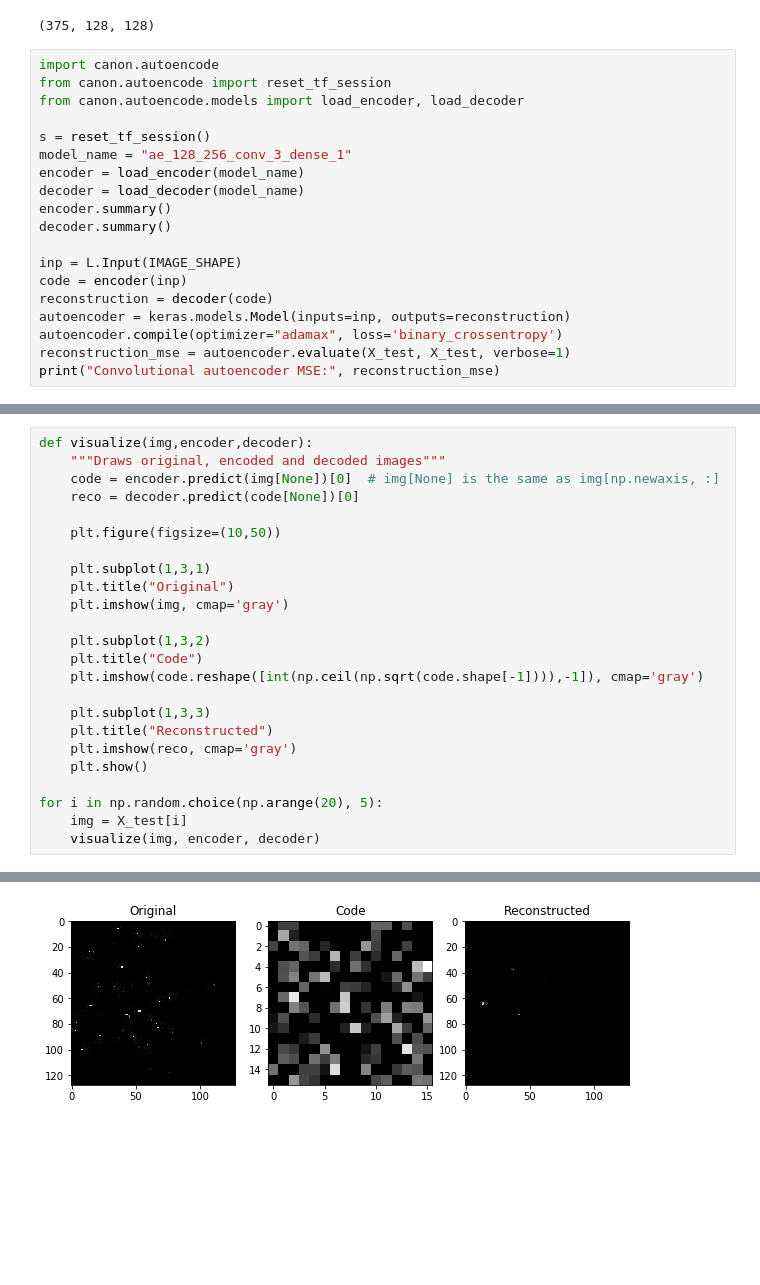
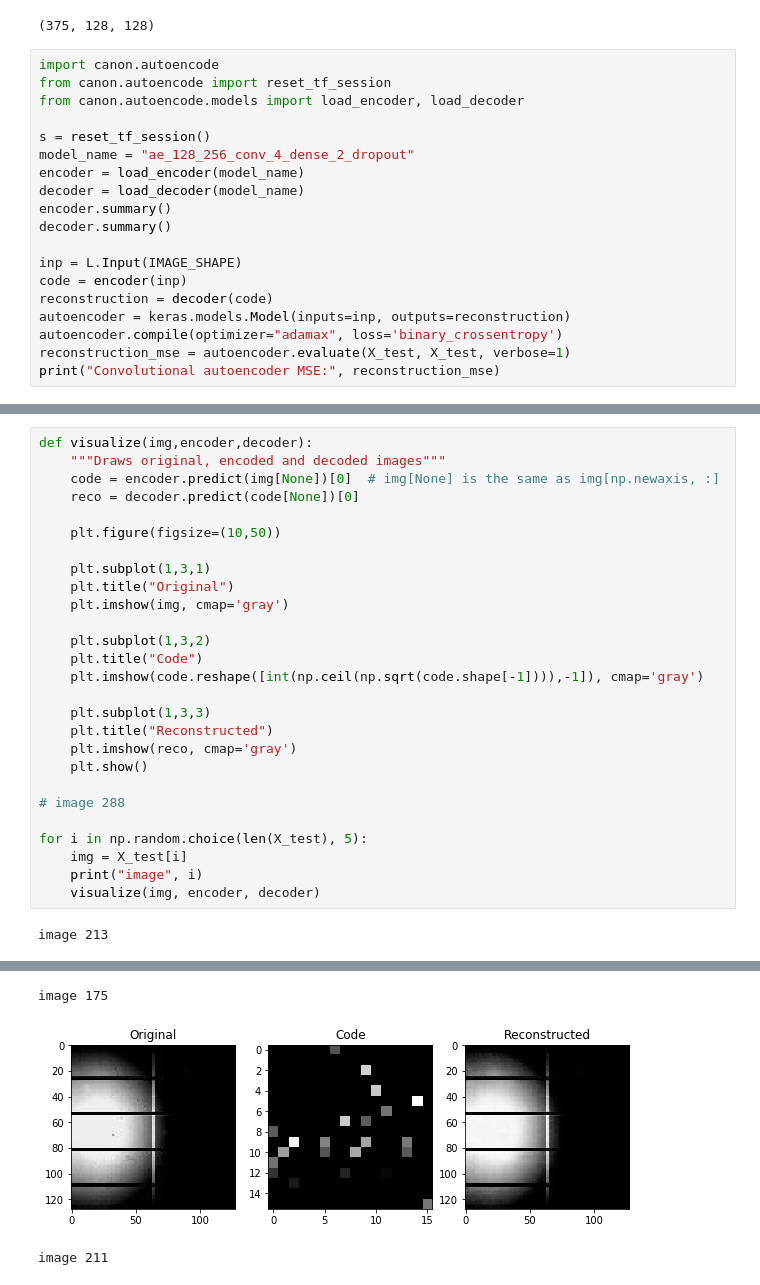
Before and after one commit to xmechanics/canon, a Jupyter notebook: scripts/review_model.ipynb, the cells around one changed output, grey strips where cells are left out. Saved outputs shown, nothing was run; the diff lists cells and outputs as text; blank space fills up the shorter version.

```diff
--- a/scripts/review_model.ipynb
+++ b/scripts/review_model.ipynb
@@ -29,7 +29,7 @@ from canon.autoencode import reset_tf_session
 from canon.autoencode.models import load_encoder, load_decoder
 
 s = reset_tf_session()
-model_name = "ae_128_256_conv_3_dense_1"
+model_name = "ae_128_256_conv_4_dense_2_dropout"
 encoder = load_encoder(model_name)
 decoder = load_decoder(model_name)
 encoder.summary()
@@ -81,7 +81,11 @@ def visualize(img,encoder,decoder):
     plt.imshow(reco, cmap='gray')
     plt.show()
 
-for i in np.random.choice(np.arange(20), 5):
+# image 288
+
+for i in np.random.choice(len(X_test), 5):
     img = X_test[i]
+    print("image", i)
     visualize(img, encoder, decoder)
 # %% [output]
+image 213
@@ -89 +93,3 @@ for i in np.random.choice(np.arange(20), 5):
+image 175
-[figure, old version]
+[figure, new version]
+image 211
```
Also changed, not shown: parts of 2 cells of this notebook, 8 other files.
